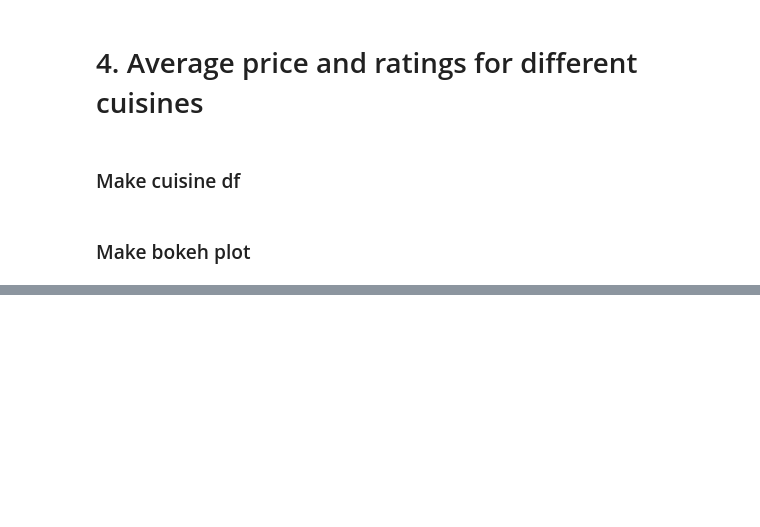
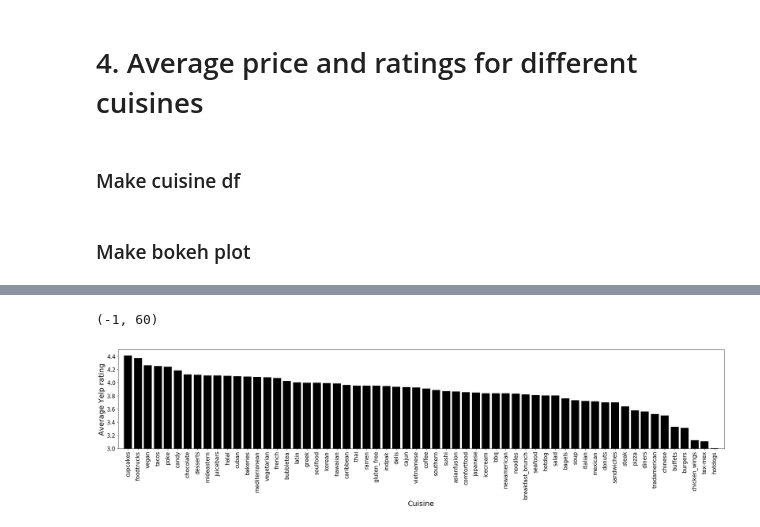
Before and after one commit to srcole/qwm, a Jupyter notebook: yelp/Analyze - cuisines.ipynb, the cells around one changed output, grey strips where cells are left out. Saved outputs shown, nothing was run; the diff lists cells and outputs as text; code cells hidden in the pictures; blank space fills up the shorter version.

Commit message:
update yelp

```diff
--- a/yelp/Analyze - cuisines.ipynb
+++ b/yelp/Analyze - cuisines.ipynb
@@ -184,0 +221,15 @@ df_cuisine_limit
+# %%
+# Bar chart
+N=60
+plt.figure(figsize=(30,5))
+plt.bar(np.arange(N), df_cuisines_rating['rating_avg'].values[:N], color='k', ecolor='.5')
+plt.xticks(np.arange(N), df_cuisines_rating['cuisine'].values[:N])
+plt.ylabel('Average Yelp rating', size=20)
+plt.xlabel('Cuisine', size=20)
+plt.xticks(size=15, rotation='vertical')
+plt.yticks(size=15)
+plt.ylim((3,4.5))
+plt.xlim((-1, N))
+# %% [output]
+(-1, 60)
+[figure, added]
```
Also changed, not shown: parts of 15 cells of this notebook, 1 other file.
